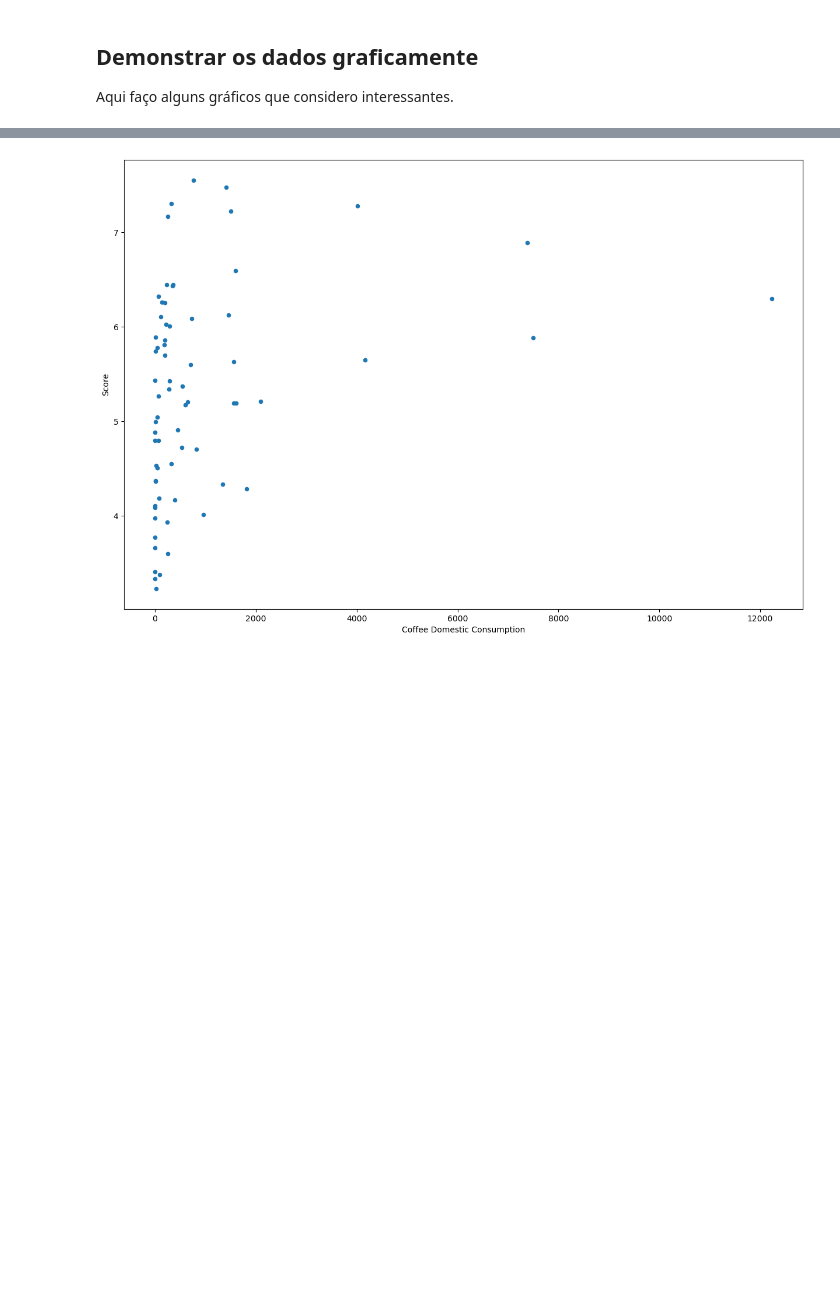
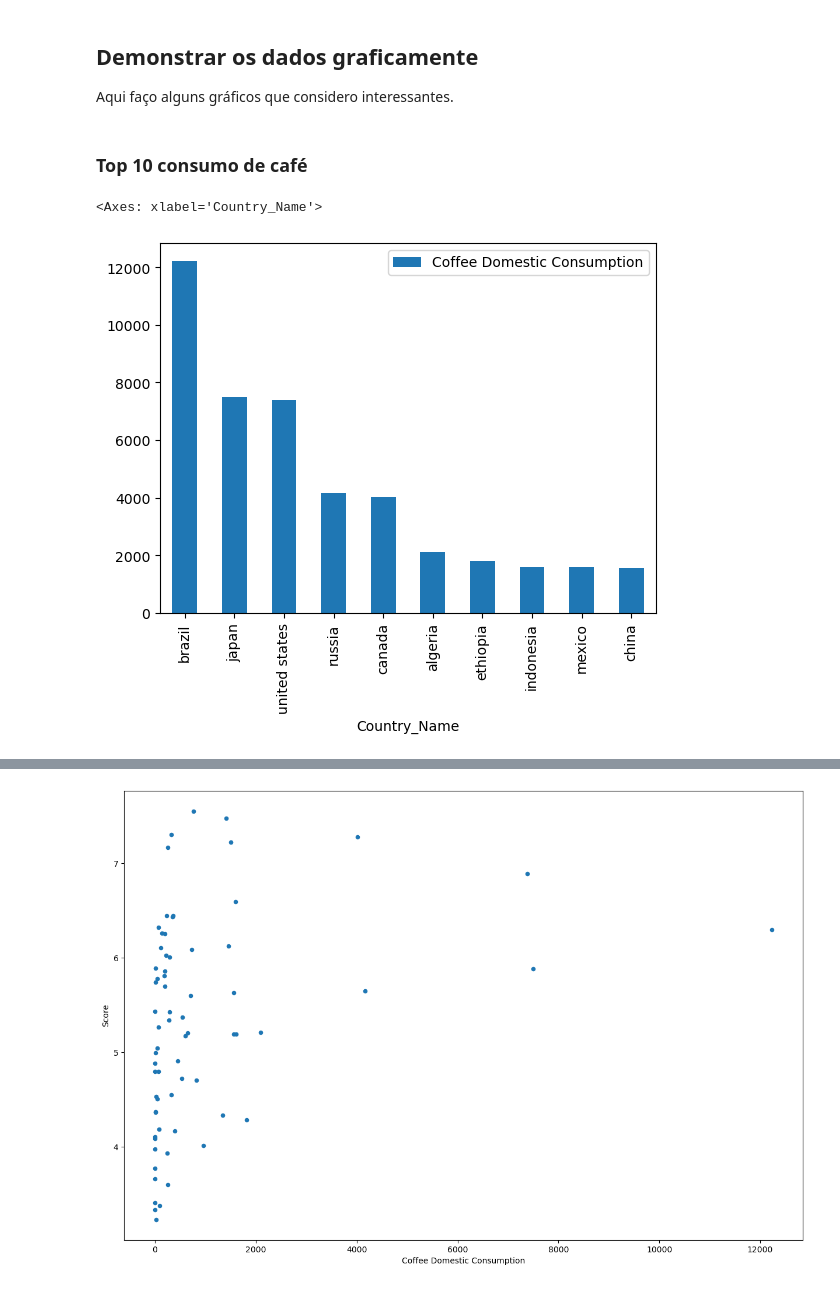
Before and after one commit to nunovivas/TrabalhoFinal, a Jupyter notebook: 04Final.ipynb, the cells around one changed output, grey strips where cells are left out. Drawn from its saved outputs; the diff is of its cells as text; code cells hidden in the pictures; blank space fills up the shorter version.

```diff
--- a/04Final.ipynb
+++ b/04Final.ipynb
@@ -81,3 +81,12 @@ dfMergedHappiness.head()
 ## Demonstrar os dados graficamente
 
 Aqui faço alguns gráficos que considero interessantes.
+# %% [markdown]
+### Top 10 consumo de café
+# %%
+# Show the top 10 countries with the highest coffee consumption
+# Show a bar graph
+dfMergedHappiness.sort_values('Coffee Domestic Consumption', ascending=False).head(10).plot(x='Country_Name', y='Coffee Domestic Consumption', kind='bar')
+# %% [output]
+<Axes: xlabel='Country_Name'>
+[figure, added]
```
Also changed, not shown: parts of 11 cells of this notebook, 1 other file.
